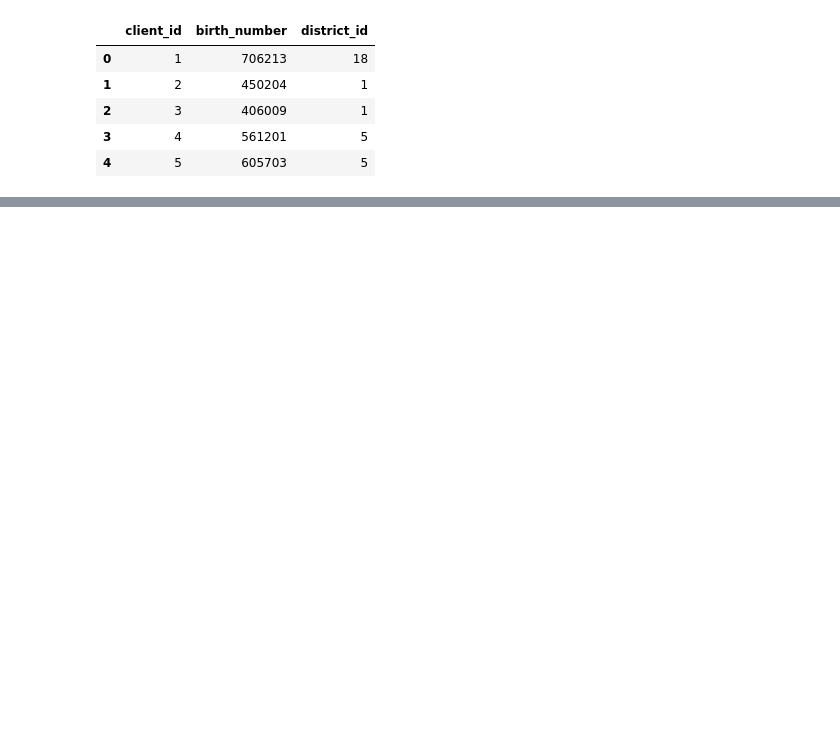
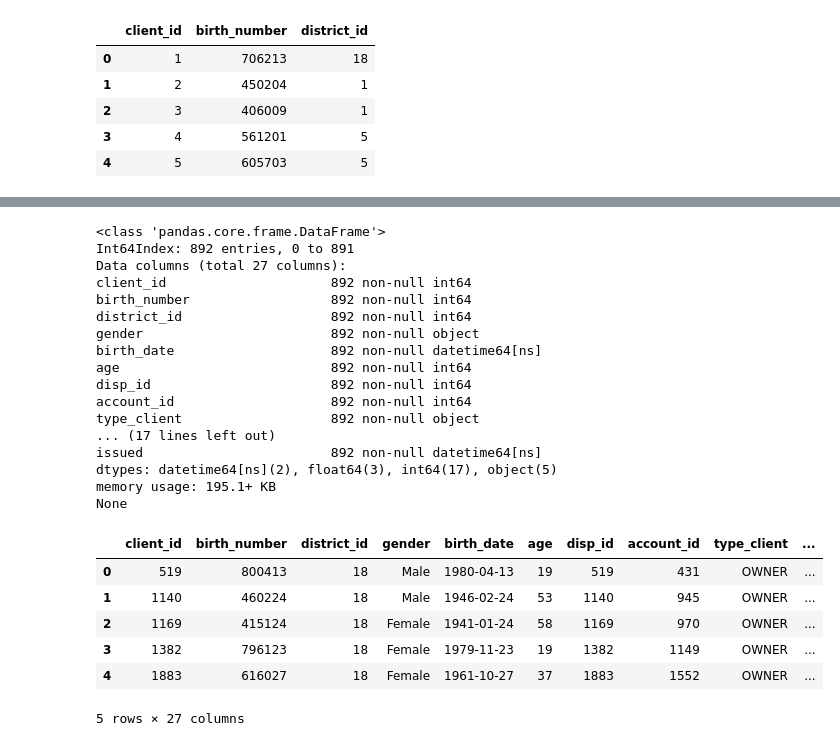
Before and after one commit to r3dlex/teachalot, a Jupyter notebook: Learning/Fgv/AplicacoesDeInteligenciaArtificial/CzechBank/Src/CzechBank.ipynb, the cells around one changed output, grey strips where cells are left out. Cells and saved outputs as stored; diff of their text form; code cells hidden in the pictures; blank space fills up the shorter version.

```diff
--- a/Learning/Fgv/AplicacoesDeInteligenciaArtificial/CzechBank/Src/CzechBank.ipynb
+++ b/Learning/Fgv/AplicacoesDeInteligenciaArtificial/CzechBank/Src/CzechBank.ipynb
@@ -157,3 +267,37 @@ clients_districts_cards.head()
+# %%
+clients_districts_cards = pd.merge(clients_districts, credit_cards, on = 'disp_id', suffixes=('_client', '_card'))
+clients_districts_cards.loc[clients_districts_cards['unemploy_rate_95'] == '?', 'unemploy_rate_95'] = np.average(clients_districts_cards['unemploy_rate_95'] != '?')
+clients_districts_cards.loc[clients_districts_cards['n_commited_crimes_95'] == '?', 'n_commited_crimes_95'] = np.average(clients_districts_cards['n_commited_crimes_95'] != '?')
+clients_districts_cards.n_commited_crimes_95 = clients_districts_cards.n_commited_crimes_95.astype(dtype = 'int64')
+clients_districts_cards.unemploy_rate_95 = clients_districts_cards.unemploy_rate_95.astype(dtype = 'float64')
+
+print(clients_districts_cards.info())
+clients_districts_cards.head()
+# %% [output]
+<class 'pandas.core.frame.DataFrame'>
+Int64Index: 892 entries, 0 to 891
+Data columns (total 27 columns):
+client_id                     892 non-null int64
+birth_number                  892 non-null int64
+district_id                   892 non-null int64
+gender                        892 non-null object
+birth_date                    892 non-null datetime64[ns]
+age                           892 non-null int64
+disp_id                       892 non-null int64
+account_id                    892 non-null int64
+type_client                   892 non-null object
+... (17 lines left out)
+issued                        892 non-null datetime64[ns]
+dtypes: datetime64[ns](2), float64(3), int64(17), object(5)
+memory usage: 195.1+ KB
+None
+|  | client_id | birth_number | district_id | gender | birth_date | age | disp_id | account_id | type_client | ... |
+| 0 | 519 | 800413 | 18 | Male | 1980-04-13 | 19 | 519 | 431 | OWNER | ... |
+| 1 | 1140 | 460224 | 18 | Male | 1946-02-24 | 53 | 1140 | 945 | OWNER | ... |
+| 2 | 1169 | 415124 | 18 | Female | 1941-01-24 | 58 | 1169 | 970 | OWNER | ... |
+| 3 | 1382 | 796123 | 18 | Female | 1979-11-23 | 19 | 1382 | 1149 | OWNER | ... |
+| 4 | 1883 | 616027 | 18 | Female | 1961-10-27 | 37 | 1883 | 1552 | OWNER | ... |
+5 rows × 27 columns
 # %%
 clients_accounts_loans = pd.merge(clients_accounts, loans, on = 'account_id', suffixes = ('_client', '_loan'))
 clients_accounts_loans.head()
```
Also changed, not shown: parts of 21 cells of this notebook.
